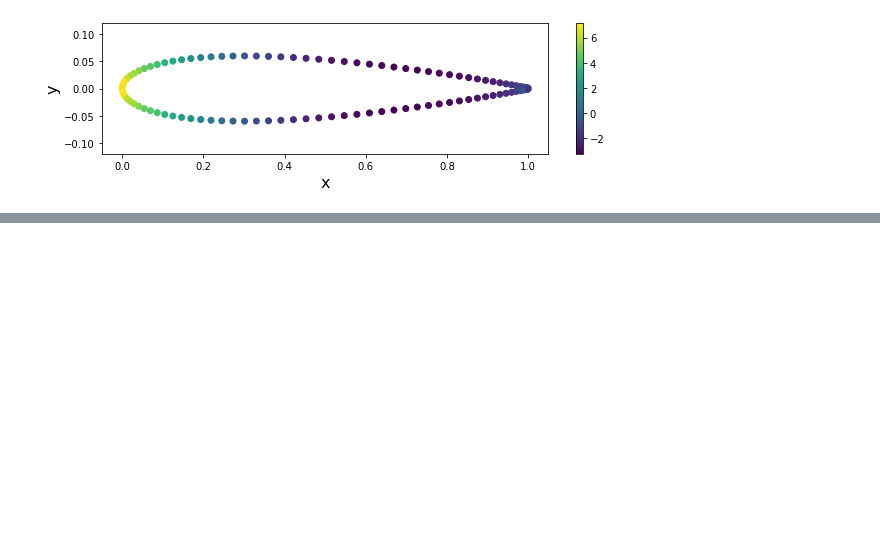
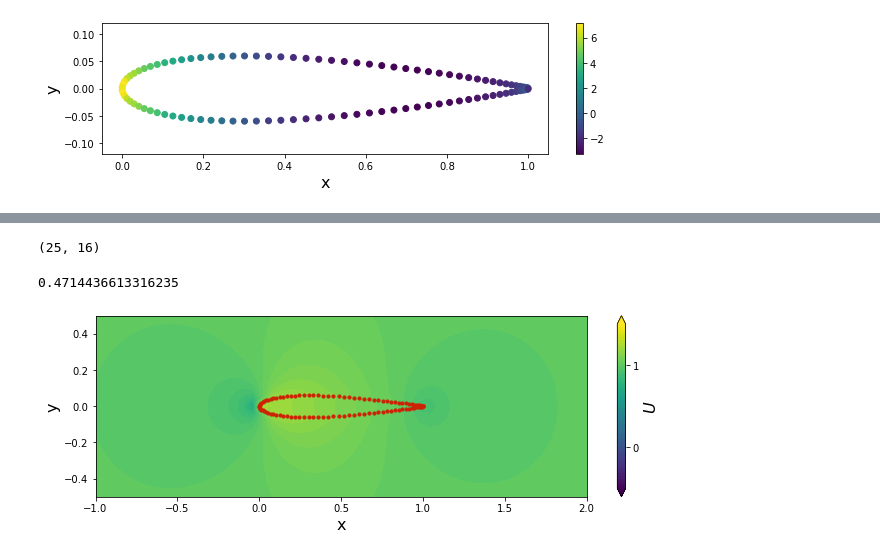
Before and after one commit to riemannsBeard/AeroPython, a Jupyter notebook: lessons/Lesson03_assignment.ipynb, the cells around one changed output, grey strips where cells are left out. Saved outputs shown, nothing was run; the diff lists cells and outputs as text; code cells hidden in the pictures; blank space fills up the shorter version.

```diff
--- a/lessons/Lesson03_assignment.ipynb
+++ b/lessons/Lesson03_assignment.ipynb
@@ -51,0 +173,26 @@ plt.show()
+# %%
+print(ind)
+Cp[ind]
+# %% [output]
+(25, 16)
+0.4714436613316235
+# %%
+# Calculation of the pressure coeff
+U = np.sqrt(u**2 + v**2)/u_inf
+
+width = 10
+height = (y_end - y_start)/(x_end - x_start)*width
+plt.figure(figsize=(1.1*width, height))
+plt.xlabel('x', fontsize=16)
+plt.ylabel('y', fontsize=16)
+plt.xlim(x_start, x_end)
+plt.ylim(y_start, y_end)
+contf = plt.contourf(X, Y, U,
+                        levels=np.linspace(-0.5, 1.5, 64), extend='both')
+cbar = plt.colorbar(contf)
+cbar.set_label(r'$U$', fontsize=16)
+cbar.set_ticks([-2.0, -1.0, 0.0, 1.0])
+plt.scatter(x0, y0,
+               color='#CD2305', s=10, marker='o');
+# %% [output]
+[figure, added]
```
Also changed, not shown: parts of 7 cells of this notebook.
